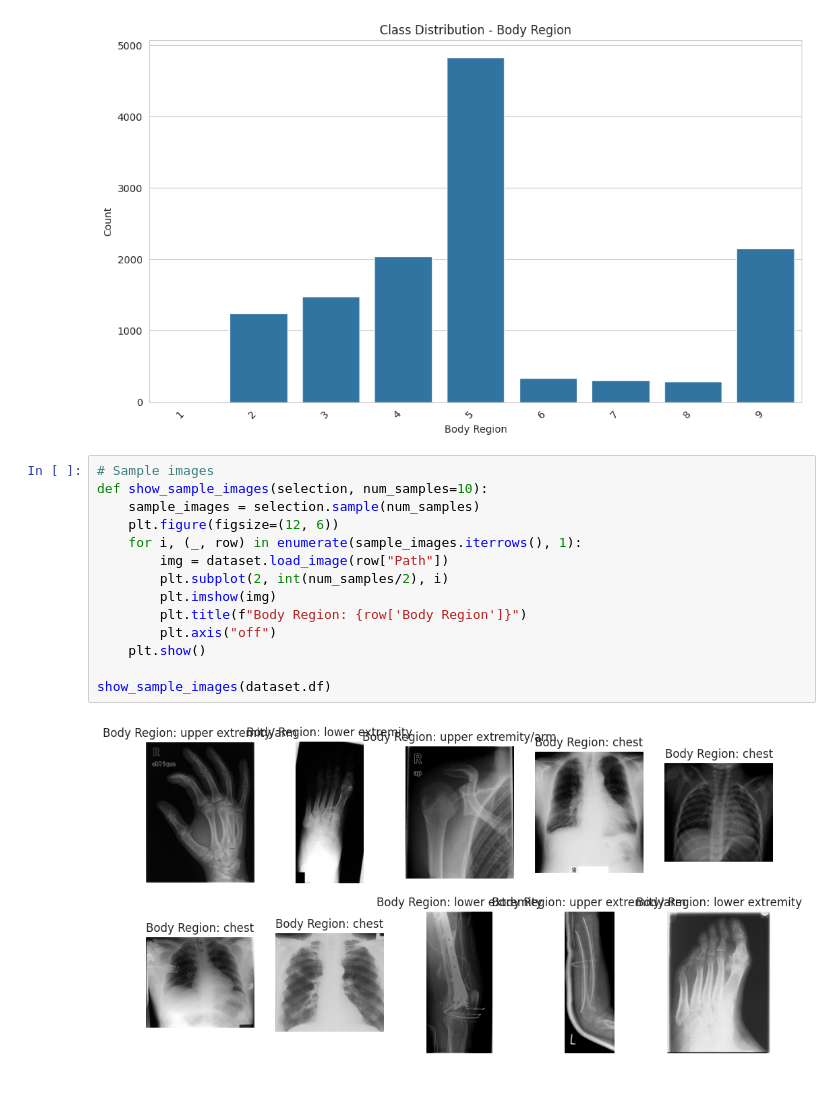
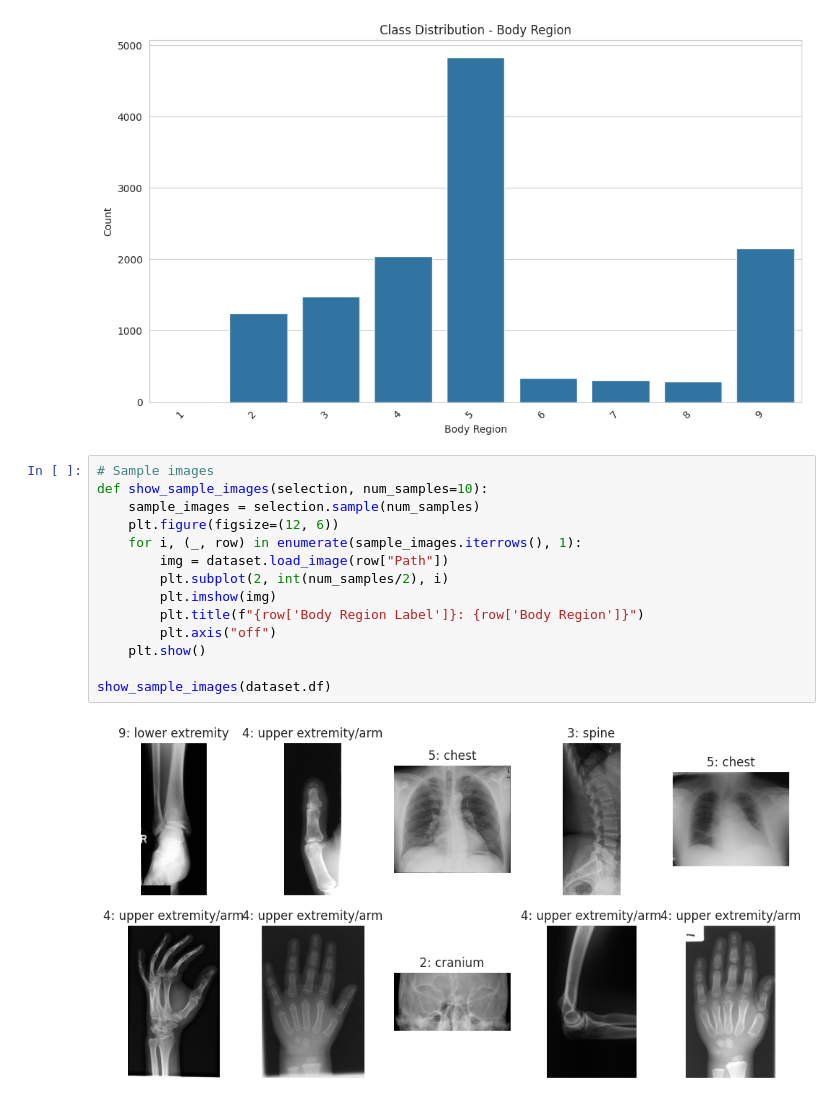
Before and after one commit to niklasbuehler/one-million-radiographs, a Jupyter notebook: notebooks/IRMA/irma.ipynb, the cells around one changed output. Saved outputs shown, nothing was run; the diff lists cells and outputs as text.

```diff
--- a/notebooks/IRMA/irma.ipynb
+++ b/notebooks/IRMA/irma.ipynb
@@ -82,16 +82,16 @@ plt.show()
 # %%
 # Sample images
 def show_sample_images(selection, num_samples=10):
     sample_images = selection.sample(num_samples)
     plt.figure(figsize=(12, 6))
     for i, (_, row) in enumerate(sample_images.iterrows(), 1):
         img = dataset.load_image(row["Path"])
         plt.subplot(2, int(num_samples/2), i)
         plt.imshow(img)
-        plt.title(f"Body Region: {row['Body Region']}")
+        plt.title(f"{row['Body Region Label']}: {row['Body Region']}")
         plt.axis("off")
     plt.show()
 
 show_sample_images(dataset.df)
 # %% [output]
-[figure, old version]
+[figure, new version]
```
Also changed, not shown: parts of 12 cells of this notebook, 11 other files.
